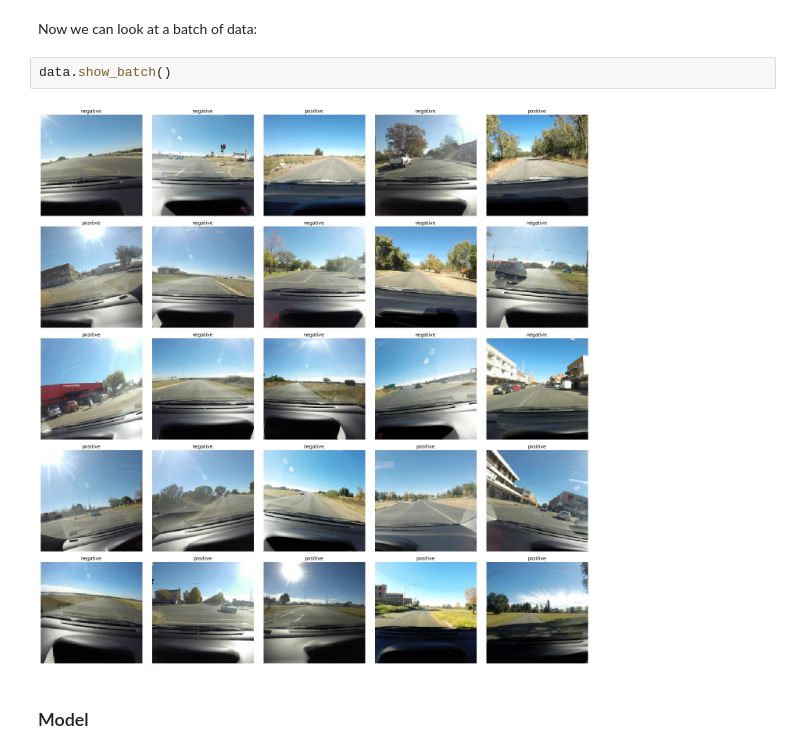
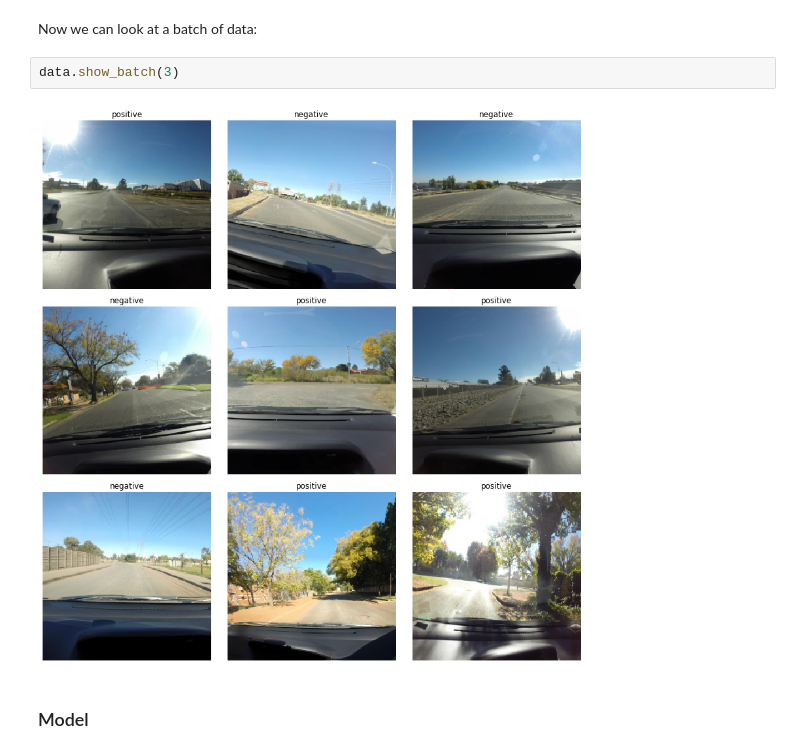
Before and after one commit to cortexlogic/PotHoleDetection, a Jupyter notebook: starter.ipynb, the cells around one changed output. Drawn from its saved outputs; the diff is of its cells as text.

```diff
--- a/starter.ipynb
+++ b/starter.ipynb
@@ -70,8 +71,8 @@ Path: data
 # %% [markdown]
 Now we can look at a batch of data:
 # %%
-data.show_batch()
+data.show_batch(3)
 # %% [output]
-[figure, old version]
+[figure, new version]
 # %% [markdown]
 ### Model
```
Also changed, not shown: parts of 55 cells of this notebook.
